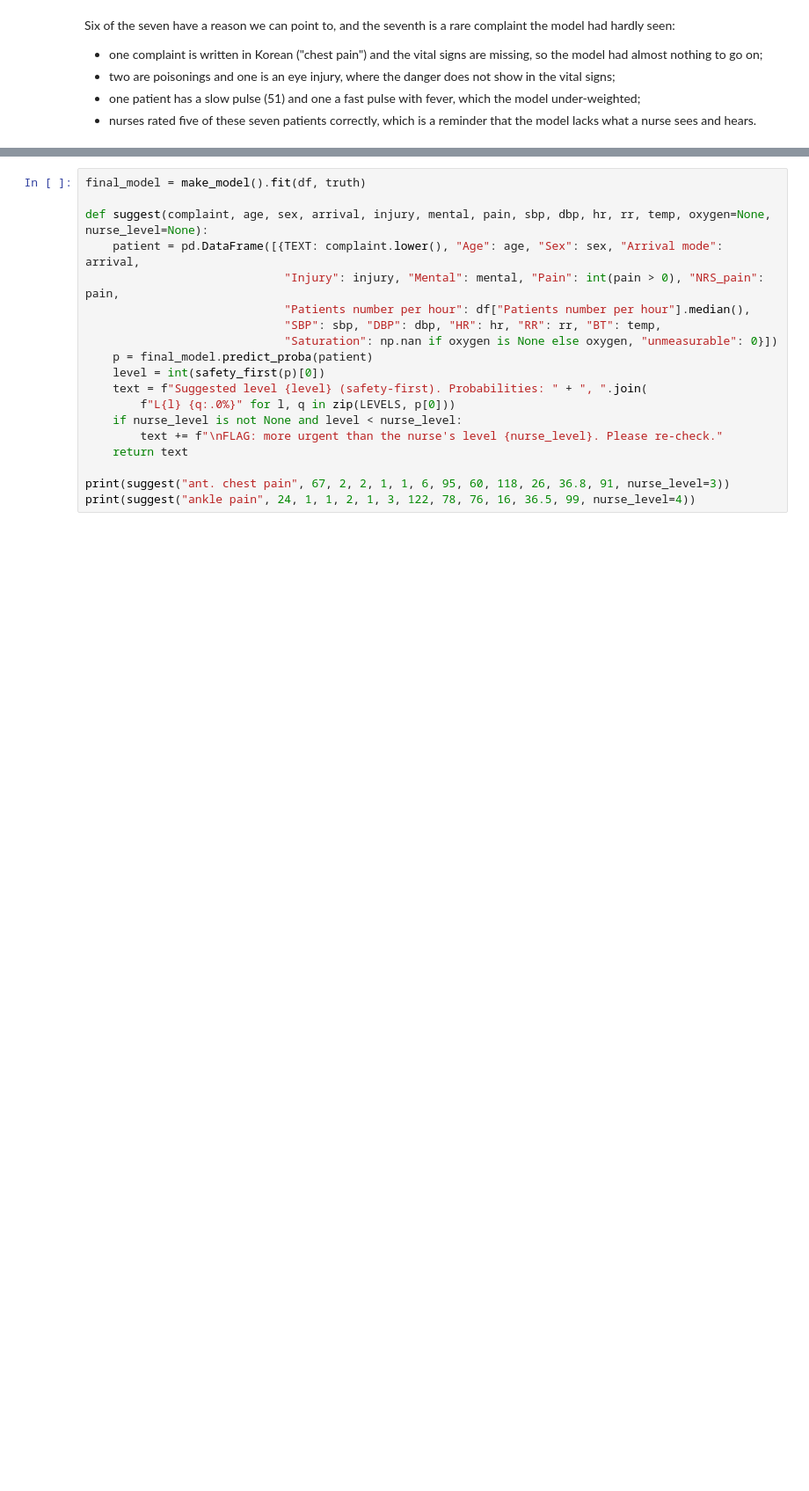
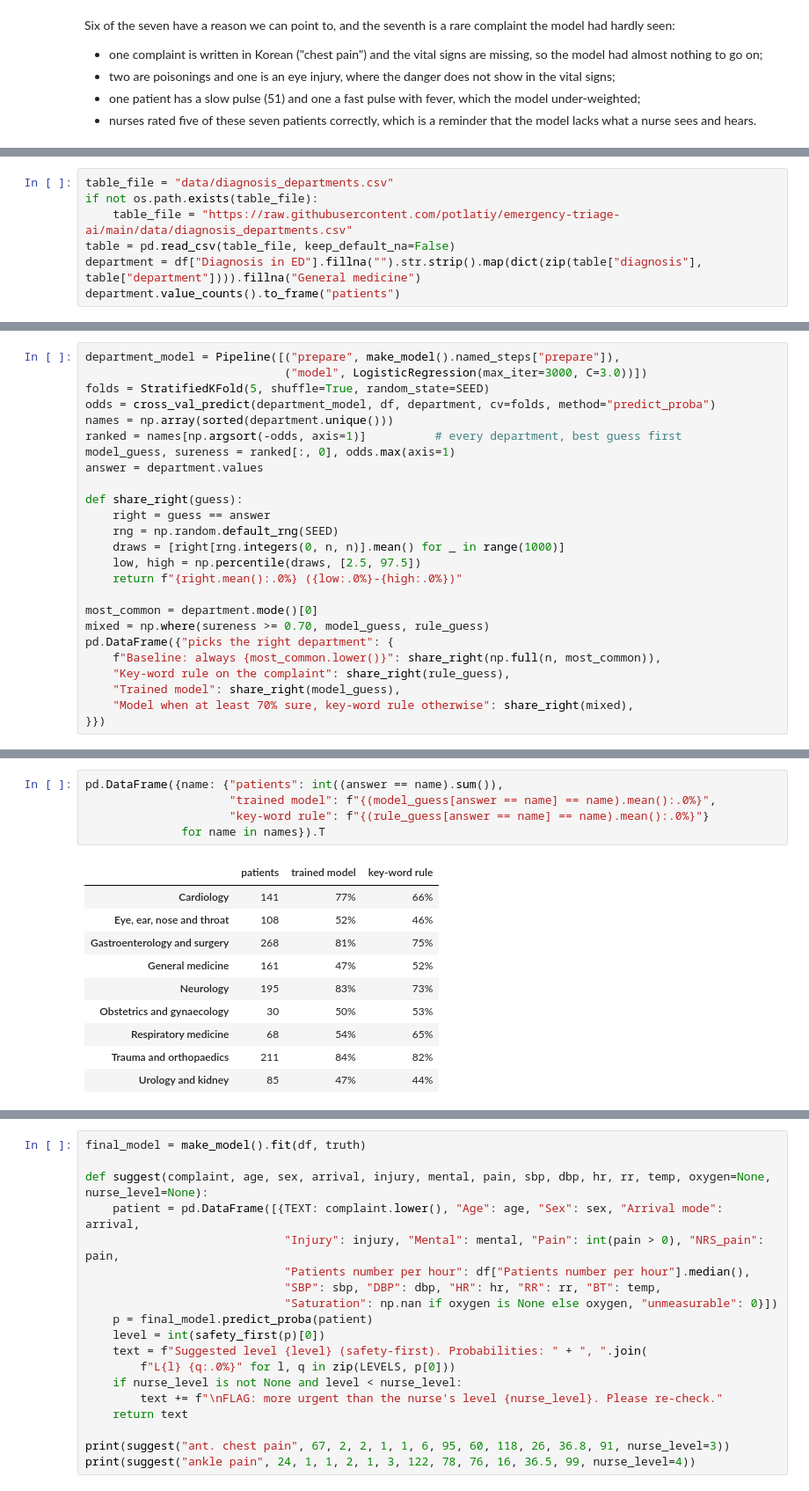
Before and after one commit to potlatiy/emergency-triage-ai, a Jupyter notebook: triage.ipynb, the cells around one changed output, grey strips where cells are left out. Shown at 88% size. Cells and saved outputs as stored; diff of their text form; blank space fills up the shorter version.

Commit message:
Review the diagnosis table by hand, add the department section to the notebook, add backend tests
Co-Authored-By: Claude Fable 5.2 <noreply@anthropic.com>

```diff
--- a/triage.ipynb
+++ b/triage.ipynb
@@ -541,0 +553,7 @@ Six of the seven have a reason we can point to, and the seventh is a rare compla
+# %%
+table_file = "data/diagnosis_departments.csv"
+if not os.path.exists(table_file):
+    table_file = "https://raw.githubusercontent.com/potlatiy/emergency-triage-ai/main/data/diagnosis_departments.csv"
+table = pd.read_csv(table_file, keep_default_na=False)
+department = df["Diagnosis in ED"].fillna("").str.strip().map(dict(zip(table["diagnosis"], table["department"]))).fillna("General medicine")
+department.value_counts().to_frame("patients")
@@ -541,0 +601,25 @@ Six of the seven have a reason we can point to, and the seventh is a rare compla
+# %%
+department_model = Pipeline([("prepare", make_model().named_steps["prepare"]),
+                             ("model", LogisticRegression(max_iter=3000, C=3.0))])
+folds = StratifiedKFold(5, shuffle=True, random_state=SEED)
+odds = cross_val_predict(department_model, df, department, cv=folds, method="predict_proba")
+names = np.array(sorted(department.unique()))
+ranked = names[np.argsort(-odds, axis=1)]          # every department, best guess first
+model_guess, sureness = ranked[:, 0], odds.max(axis=1)
+answer = department.values
+
+def share_right(guess):
+    right = guess == answer
+    rng = np.random.default_rng(SEED)
+    draws = [right[rng.integers(0, n, n)].mean() for _ in range(1000)]
+    low, high = np.percentile(draws, [2.5, 97.5])
+    return f"{right.mean():.0%} ({low:.0%}-{high:.0%})"
+
+most_common = department.mode()[0]
+mixed = np.where(sureness >= 0.70, model_guess, rule_guess)
+pd.DataFrame({"picks the right department": {
+    f"Baseline: always {most_common.lower()}": share_right(np.full(n, most_common)),
+    "Key-word rule on the complaint": share_right(rule_guess),
+    "Trained model": share_right(model_guess),
+    "Model when at least 70% sure, key-word rule otherwise": share_right(mixed),
+}})
@@ -541,0 +649,16 @@ Six of the seven have a reason we can point to, and the seventh is a rare compla
+# %%
+pd.DataFrame({name: {"patients": int((answer == name).sum()),
+                     "trained model": f"{(model_guess[answer == name] == name).mean():.0%}",
+                     "key-word rule": f"{(rule_guess[answer == name] == name).mean():.0%}"}
+              for name in names}).T
+# %% [output]
+|  | patients | trained model | key-word rule |
+| Cardiology | 141 | 77% | 66% |
+| Eye, ear, nose and throat | 108 | 52% | 46% |
+| Gastroenterology and surgery | 268 | 81% | 75% |
+| General medicine | 161 | 47% | 52% |
+| Neurology | 195 | 83% | 73% |
+| Obstetrics and gynaecology | 30 | 50% | 53% |
+| Respiratory medicine | 68 | 54% | 65% |
+| Trauma and orthopaedics | 211 | 84% | 82% |
+| Urology and kidney | 85 | 47% | 44% |
```
Also changed, not shown: parts of 13 cells of this notebook, 7 other files.
